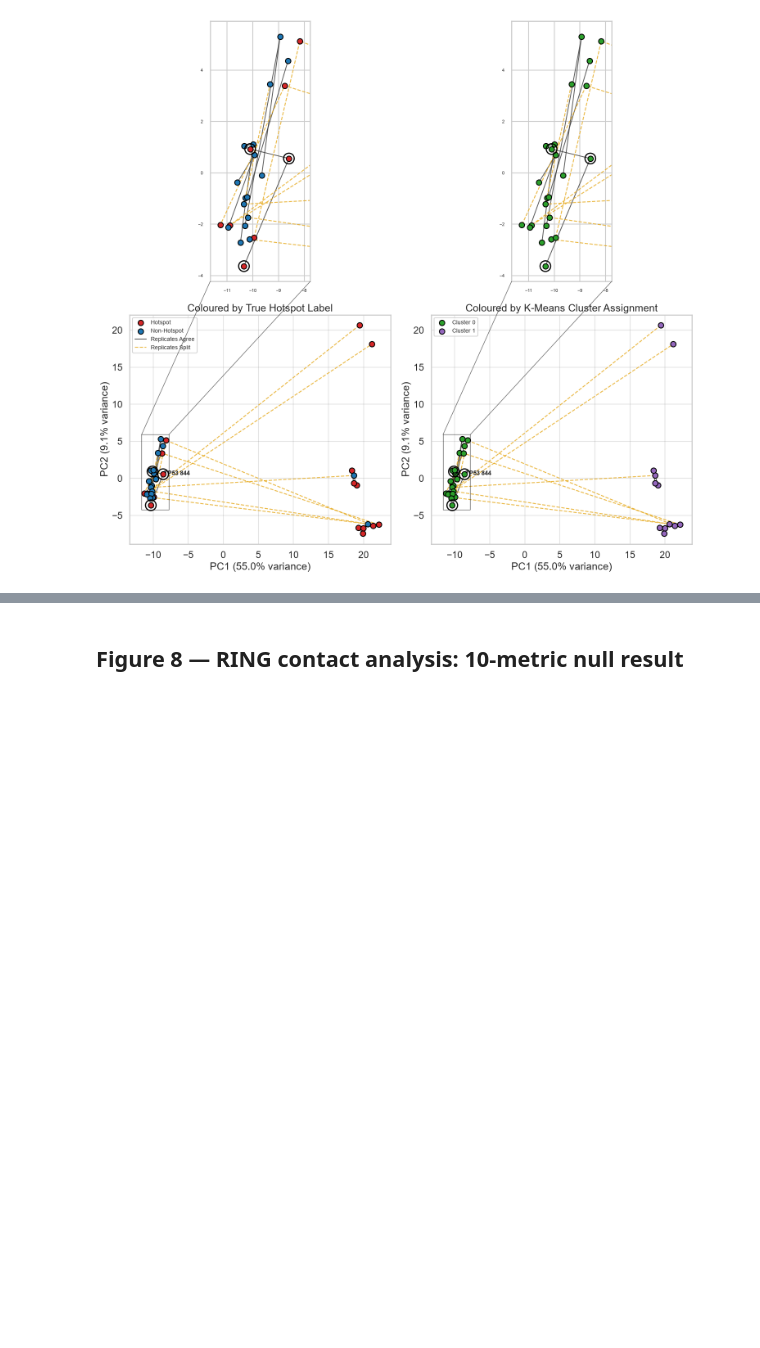
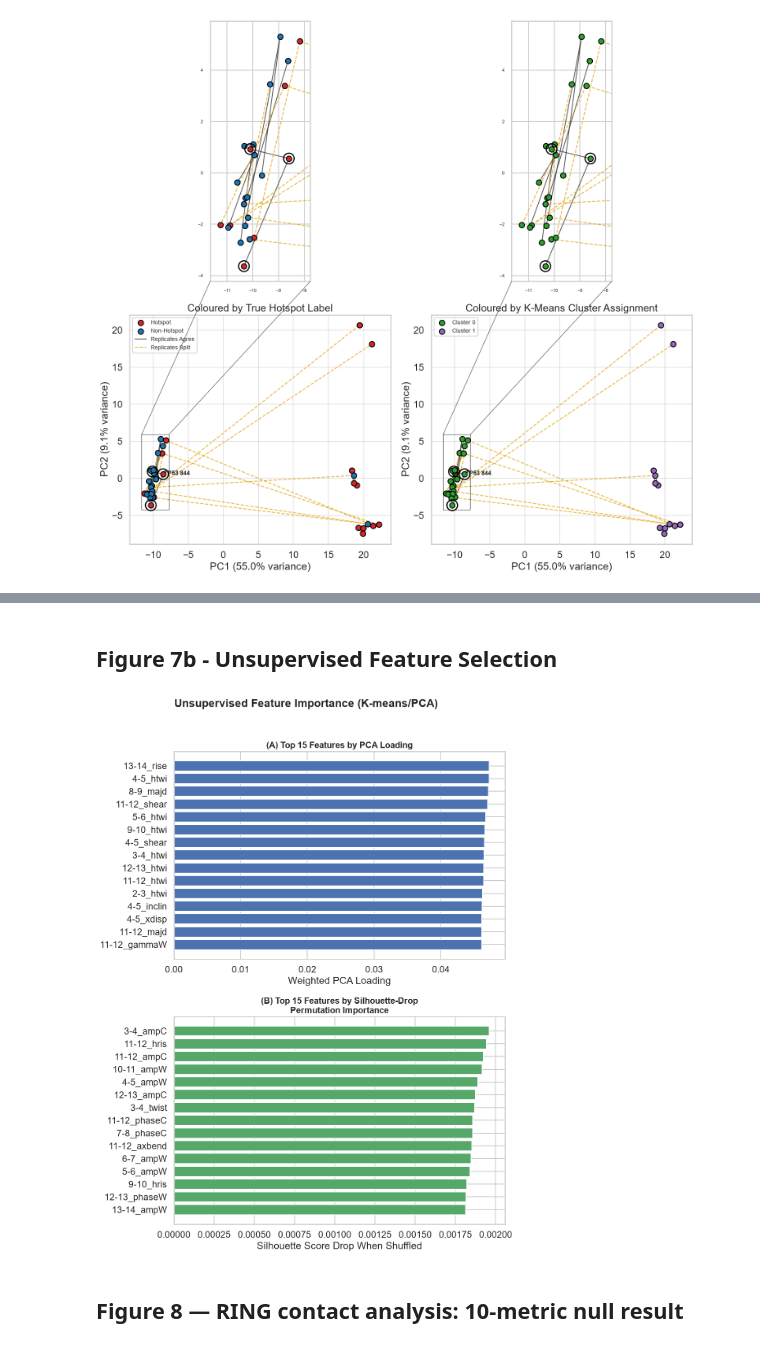
Before and after one commit to Rach711/5OHC-Project, a Jupyter notebook: 11-results_figures.ipynb, the cells around one changed output, grey strips where cells are left out. Drawn from its saved outputs; the diff is of its cells as text; code cells hidden in the pictures; blank space fills up the shorter version.

```diff
--- a/11-results_figures.ipynb
+++ b/11-results_figures.ipynb
@@ -549,3 +716,25 @@ saved fig7_pca_scatter.png
+# %% [markdown]
+## Figure 7b - Unsupervised Feature Selection
+# %%
+loadings = pd.read_csv(FEATURE_SELECTION_DIR / "kmeans" / "PCALoadings" / "KMeans_PCALoadings.csv").sort_values("WeightedLoading", ascending=False).head(15)
+silhouette = pd.read_csv(FEATURE_SELECTION_DIR / "kmeans" / "SilhouettePermImportance" / "KMeans_SilhouettePermImportance.csv").sort_values("SilhouetteDrop", ascending=False).head(15)
+
+fig, axes = plt.subplots(2, 1, figsize=(11, 14))
+
+axes[0].barh(loadings["Feature"][::-1], loadings["WeightedLoading"][::-1], color="#4c72b0")
+axes[0].set_xlabel("Weighted PCA Loading")
+axes[0].set_title("(A) Top 15 Features by PCA Loading", fontsize=16, fontweight="bold")
+
+axes[1].barh(silhouette["Feature"][::-1], silhouette["SilhouetteDrop"][::-1], color="#55a868")
+axes[1].set_xlabel("Silhouette Score Drop When Shuffled")
+axes[1].set_title("(B) Top 15 Features by Silhouette-Drop\nPermutation Importance", fontsize=16, fontweight="bold")
+
+fig.suptitle("Unsupervised Feature Importance (K-means/PCA)", fontsize=20, y=1.02,  fontweight="bold")
+fig.tight_layout()
+fig.savefig(FIG_OUT_DIR / "fig7b_unsupervised_importance.png", dpi=300, bbox_inches="tight")
+plt.show()
+# %% [output]
+[figure, added]
 # %% [markdown]
 ## Figure 8 — RING contact analysis: 10-metric null result
 # %%
```
Also changed, not shown: parts of 6 cells of this notebook, 17 other files.
